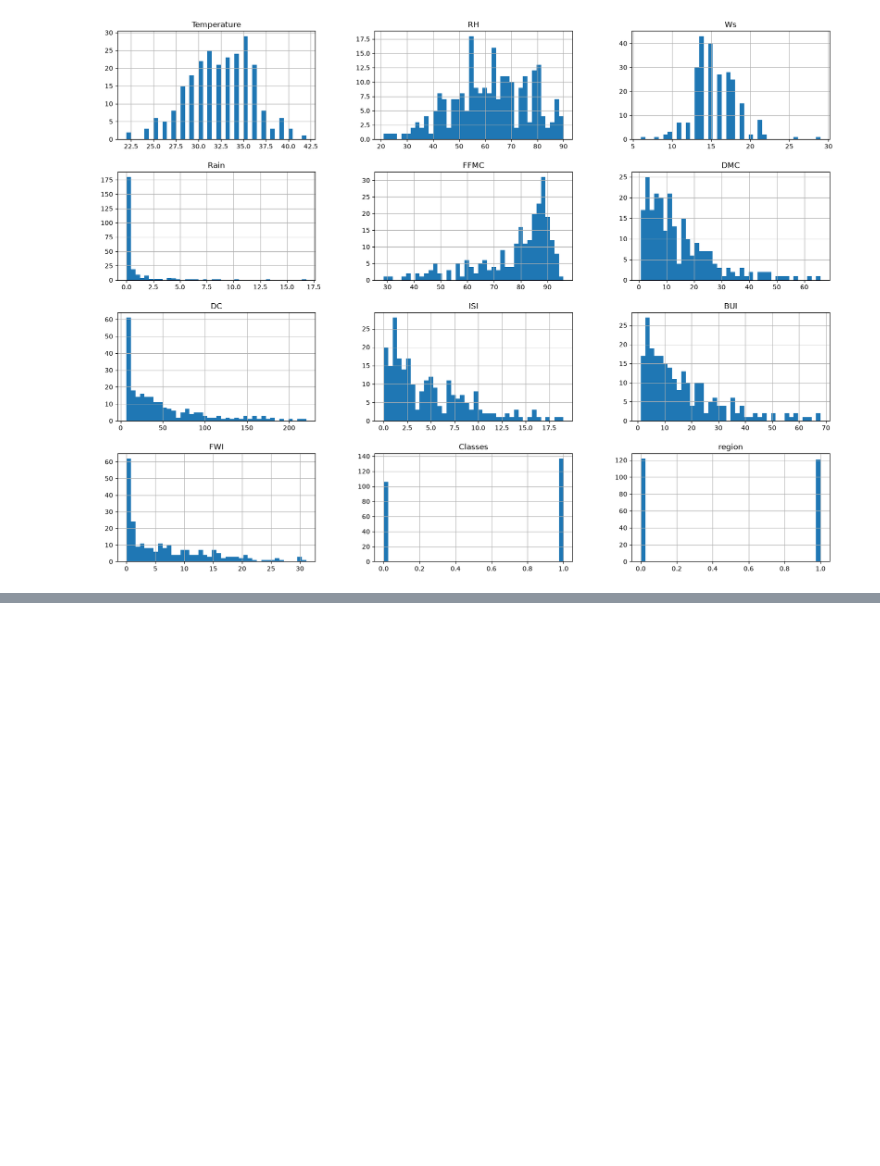
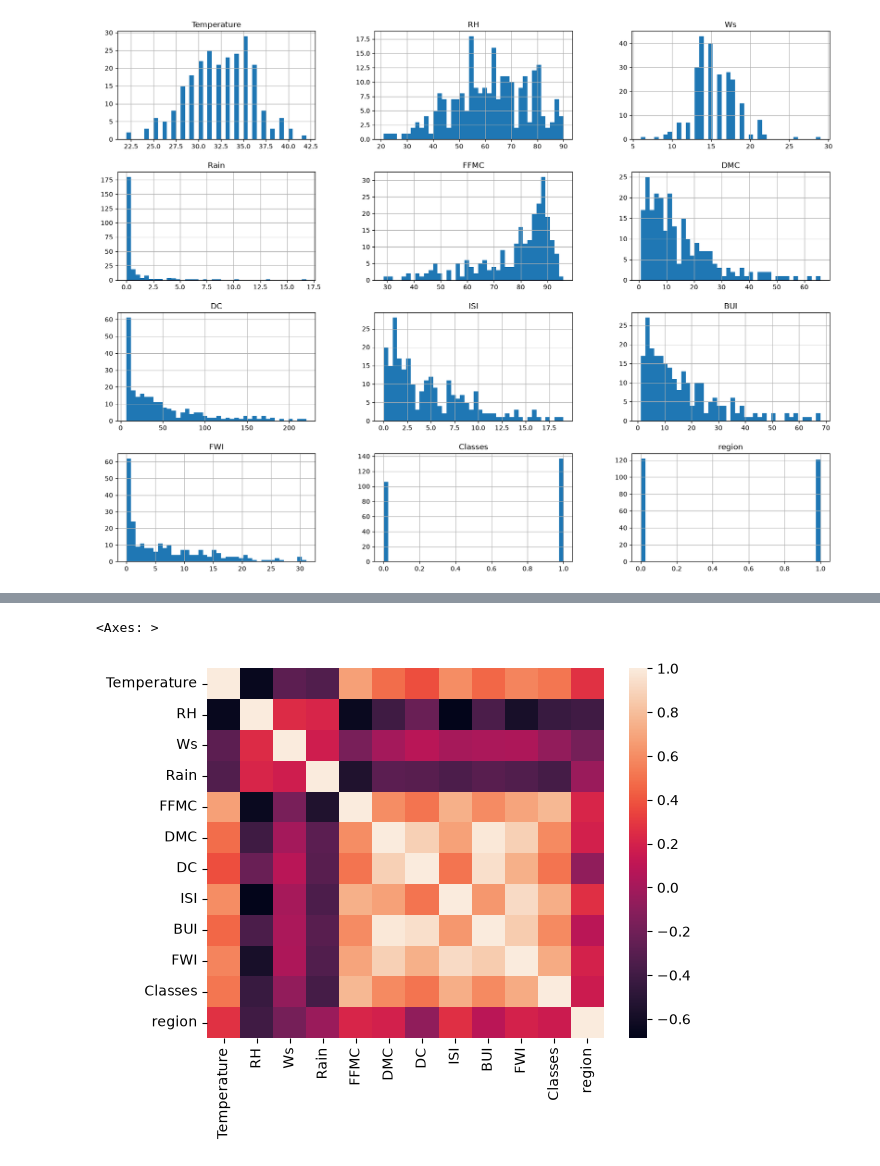
Before and after one commit to Rabiya-gull/Regression-data-analyzation, a Jupyter notebook: ridge_lasso.ipynb, the cells around one changed output, grey strips where cells are left out. Cells and saved outputs as stored; diff of their text form; code cells hidden in the pictures; blank space fills up the shorter version.

```diff
--- a/ridge_lasso.ipynb
+++ b/ridge_lasso.ipynb
@@ -325,0 +366,5 @@ plt.show()
+# %%
+sns.heatmap(df_copy.corr())
+# %% [output]
+<Axes: >
+[figure, added]
```
Also changed, not shown: parts of 12 cells of this notebook, 2 other files.
